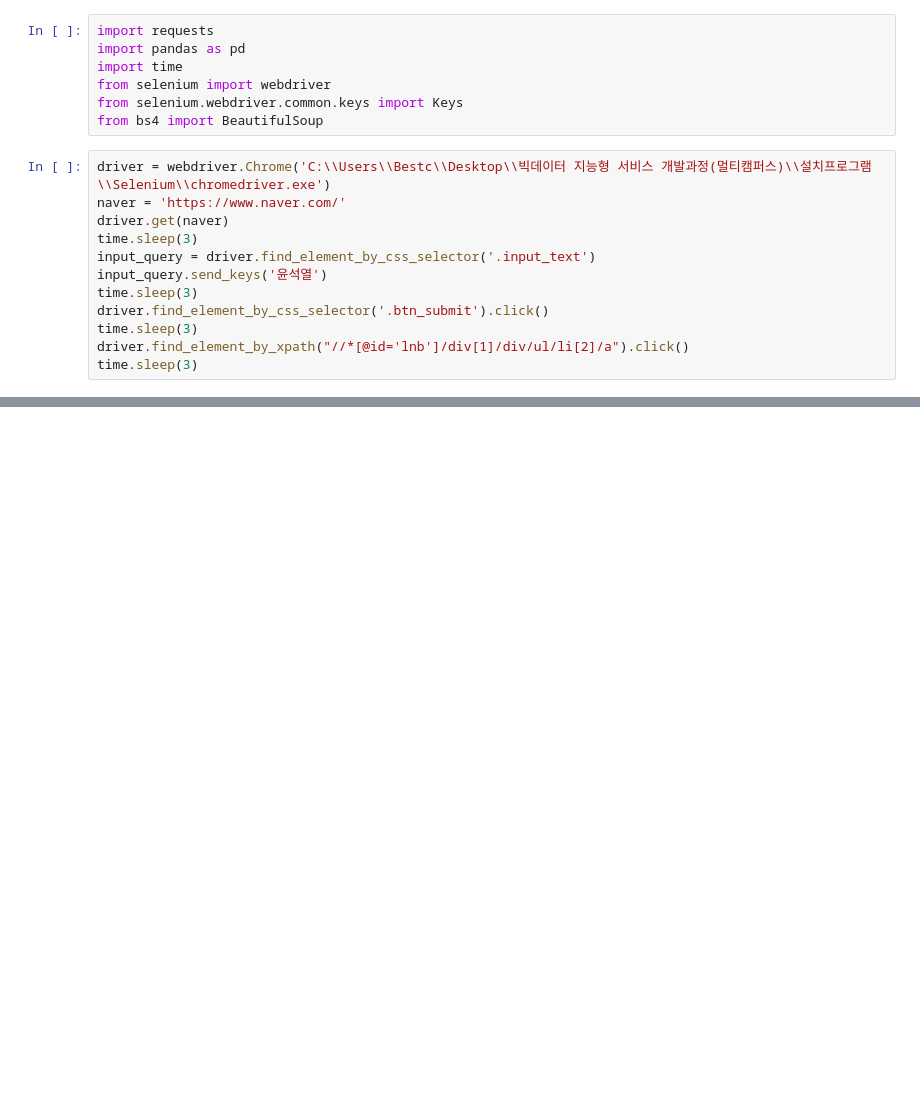
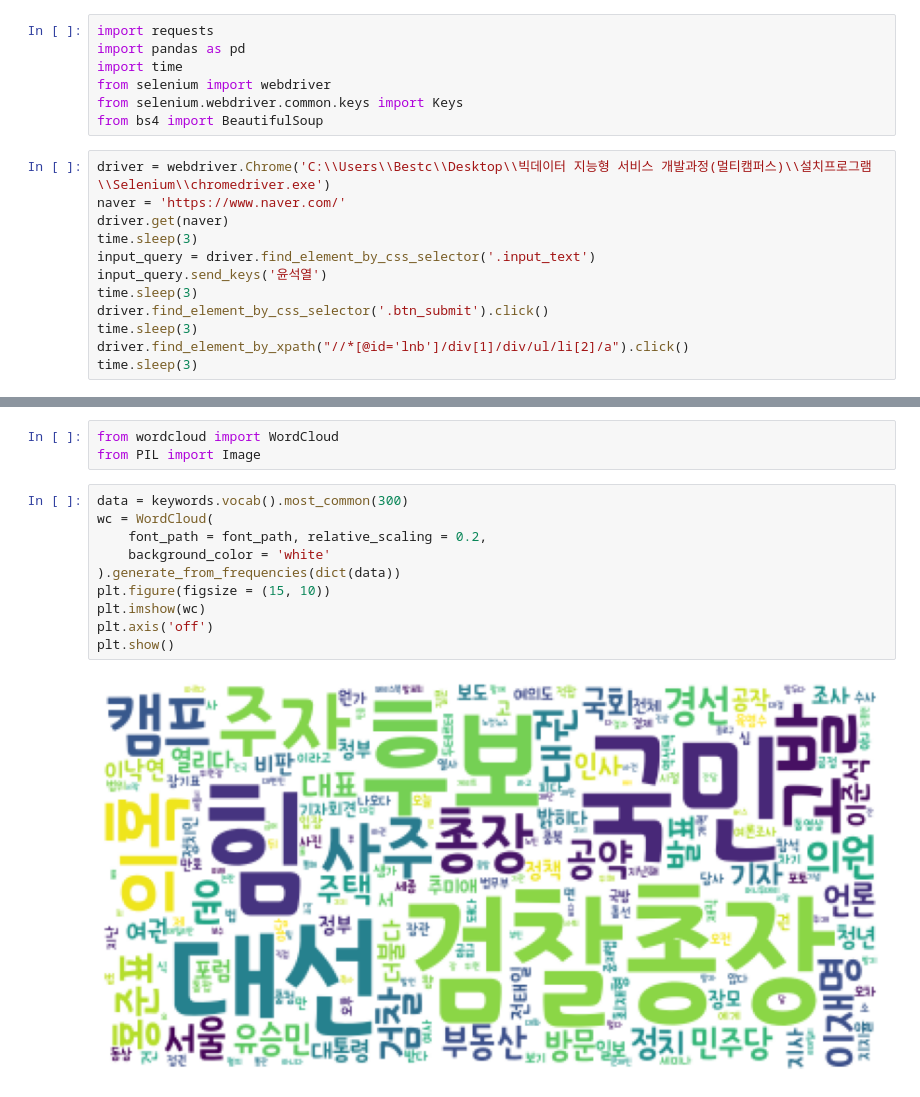
Before and after one commit to Jeong-Beom/TIL, a Jupyter notebook: Self-Study/크롤링, 텍스트 전처리, 워드클라우드 연습/네이버뉴스기사 크롤링.ipynb, the cells around one changed output, grey strips where cells are left out. Saved outputs shown, nothing was run; the diff lists cells and outputs as text; blank space fills up the shorter version.

```diff
--- a/Self-Study/크롤링, 텍스트 전처리, 워드클라우드 연습/네이버뉴스기사 크롤링.ipynb
+++ b/Self-Study/크롤링, 텍스트 전처리, 워드클라우드 연습/네이버뉴스기사 크롤링.ipynb
@@ -27,0 +110,15 @@ driver.find_element_by_xpath("//*[@id='main_pack']/div[2]/div/a[2]/i").click()
+# %%
+from wordcloud import WordCloud
+from PIL import Image
+# %%
+data = keywords.vocab().most_common(300)
+wc = WordCloud(
+    font_path = font_path, relative_scaling = 0.2,
+    background_color = 'white'
+).generate_from_frequencies(dict(data))
+plt.figure(figsize = (15, 10))
+plt.imshow(wc)
+plt.axis('off')
+plt.show()
+# %% [output]
+[figure, added]
```
Also changed, not shown: parts of 14 cells of this notebook.
